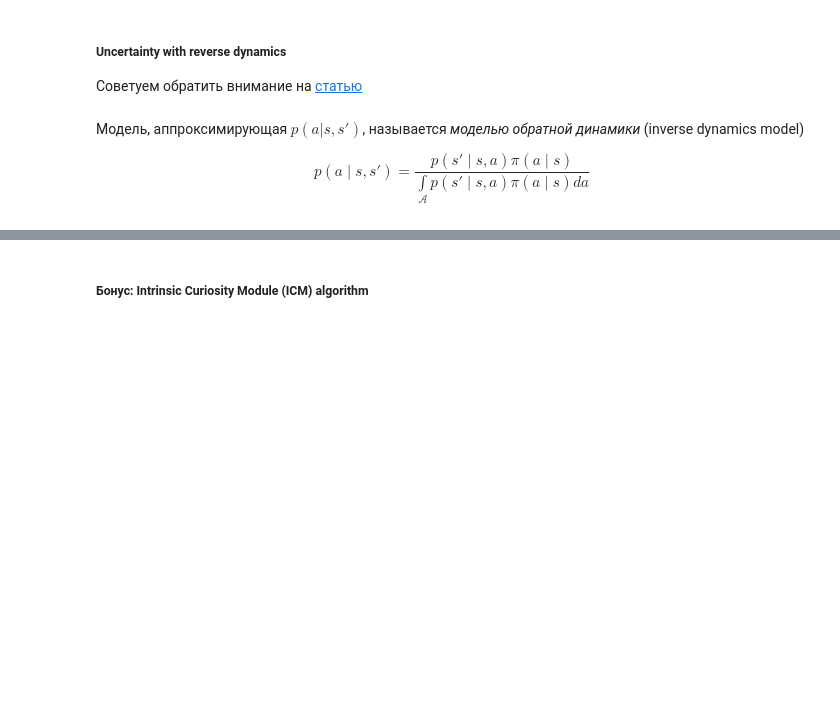
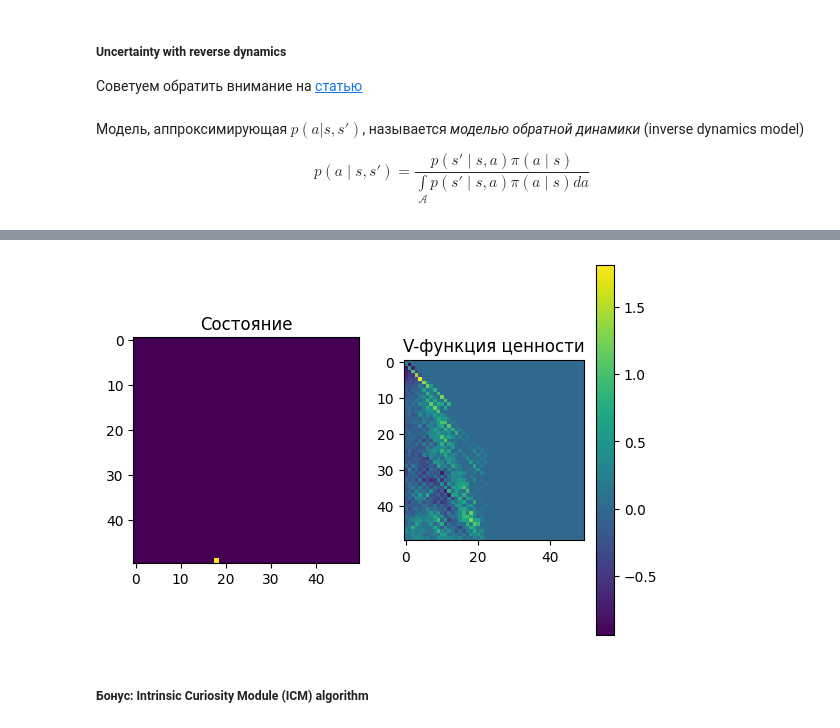
Before and after one commit to LotFullKa/ManyHands_Bandit, a Jupyter notebook: Многорукие_бандиты_и_исследование_среды_Лотфуллин_Камиль_Рашитович_401.ipynb, the cells around one changed output, grey strips where cells are left out. Drawn from its saved outputs; the diff is of its cells as text; code cells hidden in the pictures; blank space fills up the shorter version.

```diff
--- a/Многорукие_бандиты_и_исследование_среды_Лотфуллин_Камиль_Рашитович_401.ipynb
+++ b/Многорукие_бандиты_и_исследование_среды_Лотфуллин_Камиль_Рашитович_401.ipynb
@@ -654,11 +732,27 @@ def train_with_reward(
             plt.show()
 # %%
 class GoRightReward(BaseIntrinsicRewardModule):
-    def __init__(self):
+    def __init__(self, reward_scale=.01):
         super().__init__()
+        self.reward_scale = reward_scale
 
     def get_intrinsic_reward(self, state, action, next_state):
         # Код Вашей реализации поместите здесь
+
+        state_idx = torch.argmax(state, dim=1).item()
+        next_state_idx = torch.argmax(next_state, dim=1).item()
+
+        current_col = state_idx
+        next_col = next_state_idx
+
+        intrinsic_reward = 0.0
+        if next_col > current_col:
+            intrinsic_reward = self.reward_scale
+
+        elif next_col < current_col:
+            intrinsic_reward = -self.reward_scale
+
+        return intrinsic_reward
 # %%
 agent = QLearningAgent(
     epsilon=.1,
@@ -785,3 +927,7 @@ train_with_reward(
+# %%
+test_agent(agent)
+# %% [output]
+[figure, added]
 # %% [markdown]
 ##### Бонус: Intrinsic Curiosity Module (ICM) algorithm
 # %% [markdown]
```
Also changed, not shown: parts of 34 cells of this notebook, 1 other file.
